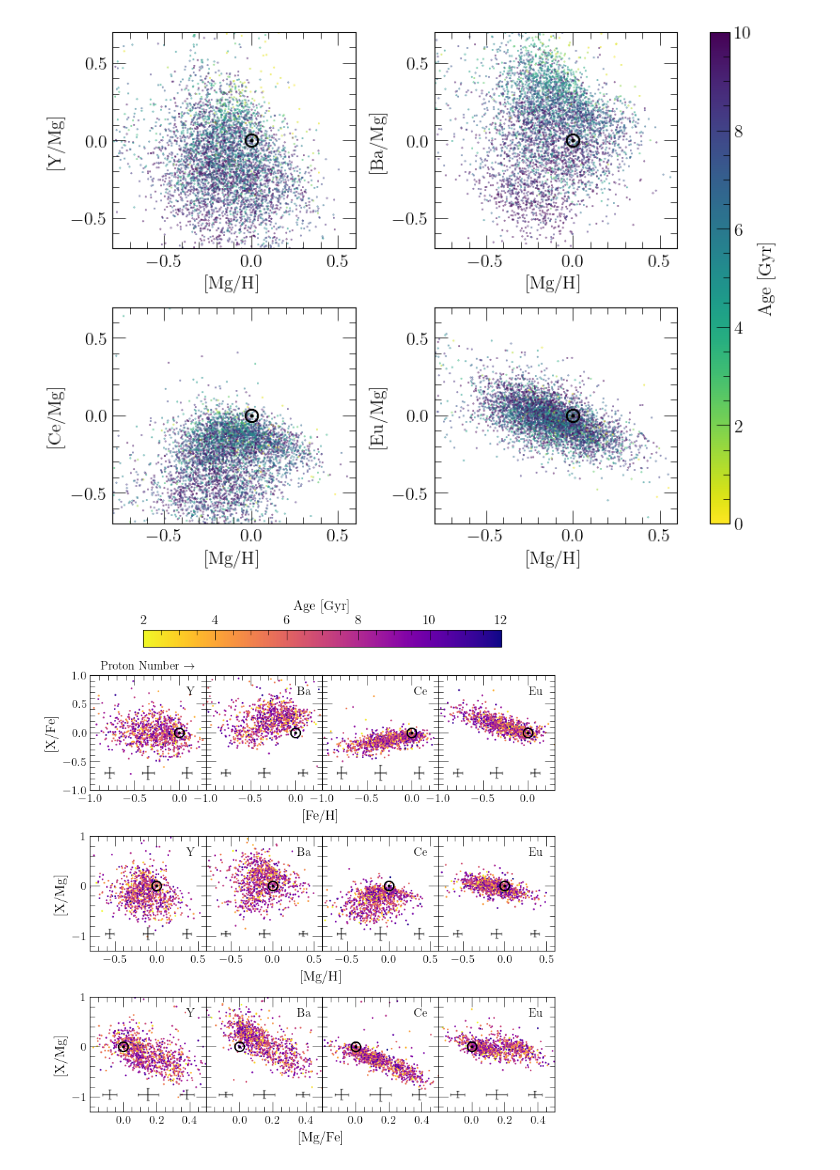
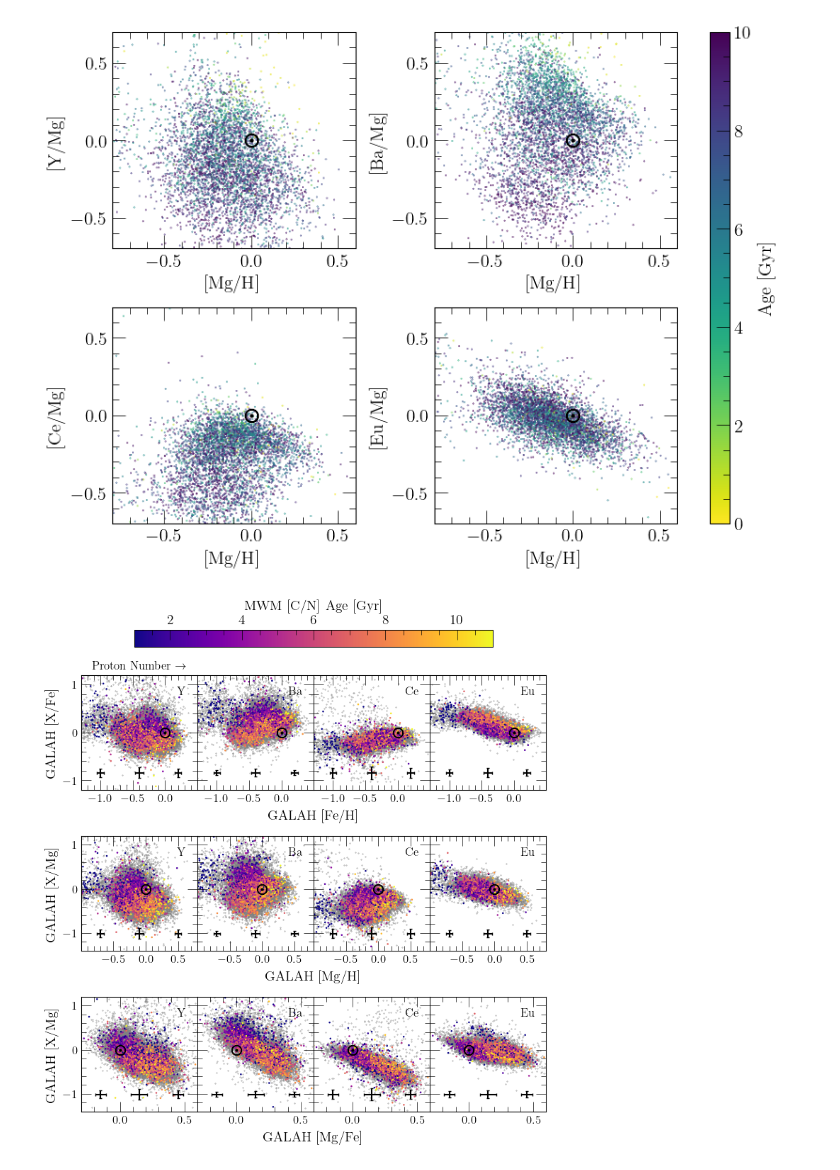
Before and after one commit to giganano/neutron-capture, a Jupyter notebook: notebooks/GALAH.ipynb, the cells around one changed output. Drawn from its saved outputs; the diff is of its cells as text; code cells hidden in the pictures.

Commit message:
abundance maps with crossmatch to MWM for ages

```diff
--- a/notebooks/GALAH.ipynb
+++ b/notebooks/GALAH.ipynb
@@ -46,5 +56,11 @@ vice.dataframe{
     absz -----------> [0.000862178, 0.0032128, 0.00102357, ... , 0.000146146, 0.000184893, 7.04048e-05]
 }
 # %%
-len(dr3giants["sobject_id"])
+# len(dr3giants["sobject_id"])
+nstars = len(dr3giants["sobject_id"])
+nages = 0
+for i in range(nstars):
+    if not np.isnan(dr3giants["mwm_cn_age"][i]): nages += 1
+print("Number of stars: %d" % (len(dr3giants["sobject_id"])))
+print("Number of stars with a MWM age from [C/N]: %d" % (nages))
 # %% [output]
@@ -229,12 +246,13 @@ for i in range(len(ELEMENTS)):
         x = [x[i] for i in indices]
         y = [xfe - mgfe for xfe, mgfe in zip(sub["%s_fe" % (ELEMENTS[i])], sub["mg_fe"])]
         y = [y[i] for i in indices]
-    sc = axes[i].scatter(x, y, **kwargs)
+    axes[i].scatter(x, y, **kwargs)
+    # sc = axes[i].scatter(x, y, **kwargs)
     # axes[i].scatter(sub["%s_h" % (REFERENCE_ELEMENT)], sub["%s_%s" % (ELEMENTS[i], REFERENCE_ELEMENT)], **kwargs)
 
 for ax in axes: ax.scatter([0], [0], marker = r"$\odot$", s = 100, color = named_colors()["black"])
 
-cbar = plt.colorbar(sc, cax = cbar_ax, orientation = "vertical", location = "right")
+cbar = plt.colorbar(sM, cax = cbar_ax, orientation = "vertical", location = "right")
 cbar.set_label("Age [Gyr]")
 
 plt.tight_layout()
@@ -249,23 +267,26 @@ plt.show()
 [figure]
 # %%
 ELEMENTS = ["y", "ba", "ce", "eu"]
-COLORMAP = "plasma_r"
+COLORMAP = "plasma"
 N_STARS = 1000
 ERROR_BAR_BINS = 3
+VMIN = 1
+VMAX = 11
 np.random.seed(seed = 1)
 
 fig, axes = plt.subplots(nrows = 3, ncols = len(ELEMENTS), figsize = (7.5, 8), sharex = "row", sharey = "row")
-axes[0][0].set_ylabel(r"[X/Fe]")
-axes[1][0].set_ylabel(r"[X/Mg]")
-axes[2][0].set_ylabel(r"[X/Mg]")
-axes[0][0].set_xlim([-1, 0.3])
-axes[0][0].set_ylim([-1, 1])
+axes[0][0].set_ylabel(r"GALAH [X/Fe]")
+axes[1][0].set_ylabel(r"GALAH [X/Mg]")
+axes[2][0].set_ylabel(r"GALAH [X/Mg]")
+axes[0][0].set_xlim([-1.3, 0.5])
+axes[0][0].set_ylim([-1.2, 1.2])
 axes[0][0].set_xticks([-1, -0.5, 0])
-axes[1][0].set_xlim([-0.8, 0.6])
-axes[1][0].set_ylim([-1.3, 1])
-axes[2][0].set_xlim([-0.2, 0.5])
-axes[2][0].set_ylim([-1.3, 1])
-axes[2][0].set_xticks([0, 0.2, 0.4])
+axes[1][0].set_xlim([-1, 0.8])
+axes[1][0].set_ylim([-1.4, 1.2])
+axes[1][0].set_xticks([-0.5, 0, 0.5])
+axes[2][0].set_xlim([-0.3, 0.6])
+axes[2][0].set_ylim([-1.4, 1.2])
+# axes[2][0].set_xticks([0, 0.2, 0.4])
 axes[0][0].set_title(r"Proton Number $\rightarrow$", fontsize = 12)
 for i in range(len(axes)):
     for j in range(len(axes[i])):
@@ -282,32 +303,37 @@ for i in range(len(axes)):
 dummies = []
 for i in range(len(axes)):
     dummies.append(fig.add_axes([0.1, 0.1, 0.1, 0.1], xticks = [], yticks = [], zorder = -1000))
-    dummies[i].set_xlabel([r"[Fe/H]", r"[Mg/H]", r"[Mg/Fe]"][i], labelpad = 20)
+    dummies[i].set_xlabel([r"GALAH [Fe/H]", r"GALAH [Mg/H]", r"GALAH [Mg/Fe]"][i], labelpad = 20)
+
 cbar_ax = fig.add_axes([0.1, 0.8, 0.8, 0.1])
+norm = plt.Normalize(vmin = VMIN, vmax = VMAX)
+sm = plt.cm.ScalarMappable(cmap = COLORMAP, norm = norm)
+cmap = plt.get_cmap(COLORMAP)
 
-def get_xy_vectors(stars, elem, ref_elem, n_stars = N_STARS):
-    stars = stars.filter("flag_%s_fe" % (elem), "==", 0)
+def plot_abundance_pattern(ax, stars, elem, ref_elem, ages = True, **kwargs):
+    if ages:
+        indices = list(filter(lambda i: not np.isnan(stars["mwm_cn_age"][i]), list(range(len(stars["sobject_id"])))))
+    else:
+        indices = list(filter(lambda i: np.isnan(stars["mwm_cn_age"][i]), list(range(len(stars["sobject_id"])))))
     match ref_elem:
         case "fe":
-            x = stars["fe_h"]
-            y = stars["%s_fe" % (elem)]
+            x = [stars["fe_h"][i] for i in indices]
+            y = [stars["%s_fe" % (elem)][i] for i in indices]
         case "mg":
-            x = [mgfe + feh for mgfe, feh in zip(stars["mg_fe"], stars["fe_h"])]
-            y = [xfe - mgfe for xfe, mgfe in zip(stars["%s_fe" % (elem)], stars["mg_fe"])]
+            mgfe = [stars["mg_fe"][i] for i in indices]
+            feh = [stars["fe_h"][i] for i in indices]
+            x = [m + f for m, f in zip(mgfe, feh)]
+            y = [x - m for x, m in zip([stars["%s_fe" % (elem)][i] for i in indices], mgfe)]
         case "mgfe":
-            x = stars["mg_fe"]
-            y = [xfe - mgfe for xfe, mgfe in zip(stars["%s_fe" % (elem)], stars["mg_fe"])]
+            x = [stars["mg_fe"][i] for i in indices]
+            y = [x - mgfe for x, mgfe in zip([stars["%s_fe" % (elem)][i] for i in indices], x)]
         case _:
             raise ValueError("Reference element must be either Mg, Fe, or 'mgfe' for [Mg/Fe]. Got: %s" % (ref_elem))
-    indices = np.random.choice(len(stars["sobject_id"]), size = n_stars, replace = False)
-    return [x, y, indices]
-
-def plot_solar_annulus_subsample(ax, stars, elem, ref_elem, n_stars = N_STARS, **kwargs):
-    x, y, indices = get_xy_vectors(stars, elem, ref_elem, n_stars = n_stars)
-    x = [x[i] for i in indices]
-    y = [y[i] for i in indices]
-    age = [stars["age"][i] for i in indices]
-    return ax.scatter(x, y, c = age, **kwargs)
+    if ages:
+        c = [cmap(norm(stars["mwm_cn_age"][i])) for i in indices]
+    else:
+        c = named_colors()["grey"]
+    return ax.scatter(x, y, c = c, **kwargs)
 
 def plot_uncertainties(ax, stars, elem, ref_elem, n_stars = N_STARS, **kwargs):
     x, y, _ = get_xy_vectors(stars, elem, ref_elem, n_stars = n_stars)
@@ -332,40 +358,38 @@ stars = dr3giants.filter(
     "absz", "<=", 0.5)
 for i in range(len(axes)):
     for j in range(len(axes[i])):
         kwargs = {
-            "s": 0.7,
-            "cmap": plt.get_cmap(COLORMAP),
-            "vmin": 2,
-            "vmax": 12,
             "rasterized": True
         }
-        sc = plot_solar_annulus_subsample(axes[i][j], stars, ELEMENTS[j], ["fe", "mg", "mgfe"][i], **kwargs)
+        for _ in [False, True]:
+            kwargs["s"] = 0.7 if _ else 0.1
+            plot_abundance_pattern(axes[i][j], stars, ELEMENTS[j], ["fe", "mg", "mgfe"][i], ages = _, **kwargs)
         plot_uncertainties(axes[i][j], stars, ELEMENTS[j], ["fe", "mg", "mgfe"][i],
-            c = named_colors()["black"], capsize = 1.5, alpha = 0.5)
-        axes[i][j].scatter([0], [0], marker = r"$\odot$", s = 100, color = named_colors()["black"])
+            c = named_colors()["black"], capsize = 1.5, alpha = 1)
+        axes[i][j].scatter([0], [0], marker = r"$\odot$", s = 100, zorder = 1e6, color = named_colors()["black"])
 
-cbar = plt.colorbar(sc, cax = cbar_ax, orientation = "horizontal", location = "top")
-cbar.set_label(r"Age [Gyr]")
+cbar = plt.colorbar(sm, cax = cbar_ax, orientation = "horizontal", location = "top")
+cbar.set_label(r"MWM [C/N] Age [Gyr]")
 
 plt.tight_layout()
 plt.subplots_adjust(wspace = 0, hspace = 0.4, bottom = 0.08, top = 0.85)
 for i in range(len(dummies)):
     dummies[i].set_position([
         axes[i][0].get_position().x0,
         axes[i][0].get_position().y0,
         axes[i][-1].get_position().x1 - axes[i][0].get_position().x0,
         axes[i][0].get_position().y1 - axes[i][0].get_position().y0
     ])
 cbar_ax.set_position([
     axes[0][0].get_position().x0 + 0.1,
     axes[0][0].get_position().y1 + 0.05,
     axes[0][-1].get_position().x1 - axes[0][0].get_position().x0 - 0.2,
     0.03
 ])
 for ext in ["pdf", "jpeg"]:
     kwargs = {}
     if ext == "jpeg": kwargs["dpi"] = 200
     plt.savefig("./GALAH/x-mg-fe-age-solarannulus.%s" % (ext), **kwargs)
 plt.show()
 # %% [output]
-[figure, old version]
+[figure, new version]
```
Also changed, not shown: parts of 4 cells of this notebook, 2 other files.
